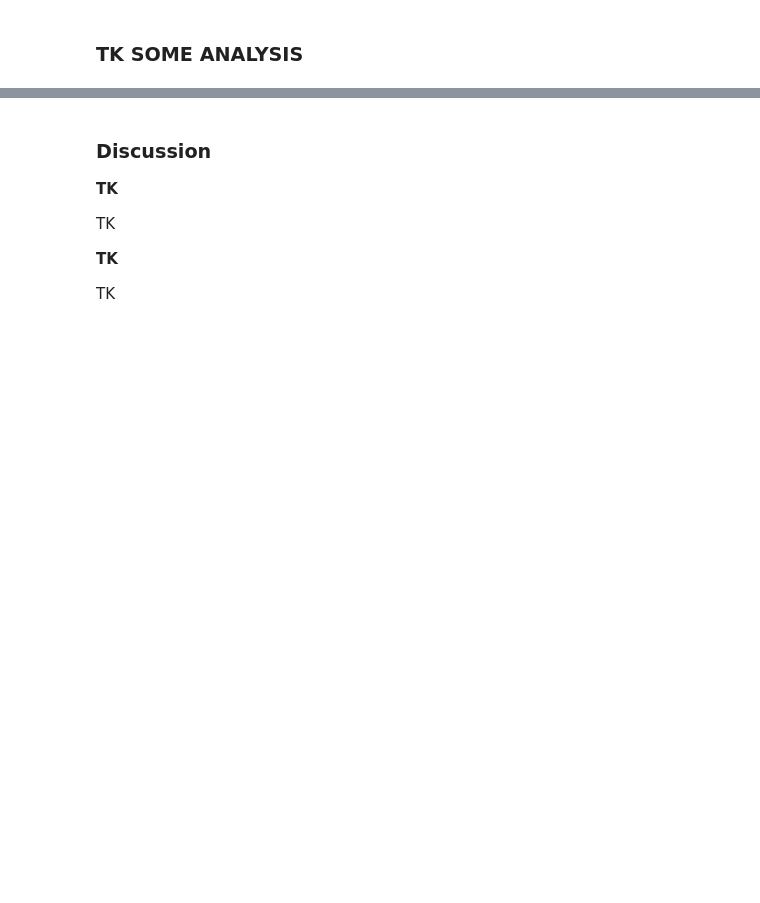
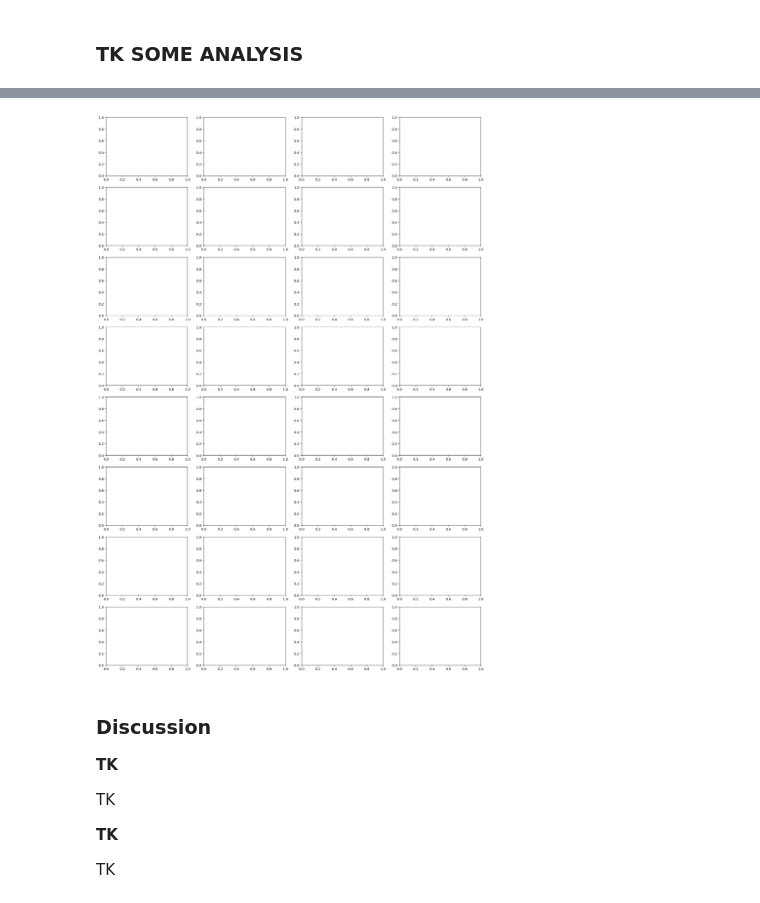
Before and after one commit to zentouro/rces-final, a Jupyter notebook: final_project.ipynb, the cells around one changed output, grey strips where cells are left out. Drawn from its saved outputs; the diff is of its cells as text; code cells hidden in the pictures; blank space fills up the shorter version.

```diff
--- a/final_project.ipynb
+++ b/final_project.ipynb
@@ -29,3 +459,13 @@ TK DATA USED
+# %%
+# Generate plot (may take a while as many individual maps are generated)
+numPlotRows = 8
+numPlotCols = 4
+figWidth = 20
+figHeight = 30
+
+fig, axs = plt.subplots(numPlotRows, numPlotCols, figsize=(figWidth,figHeight))
+# %% [output]
+[figure, added]
 # %% [markdown]
 ### Discussion
 
```
Also changed, not shown: parts of 35 cells of this notebook, 5 other files.
